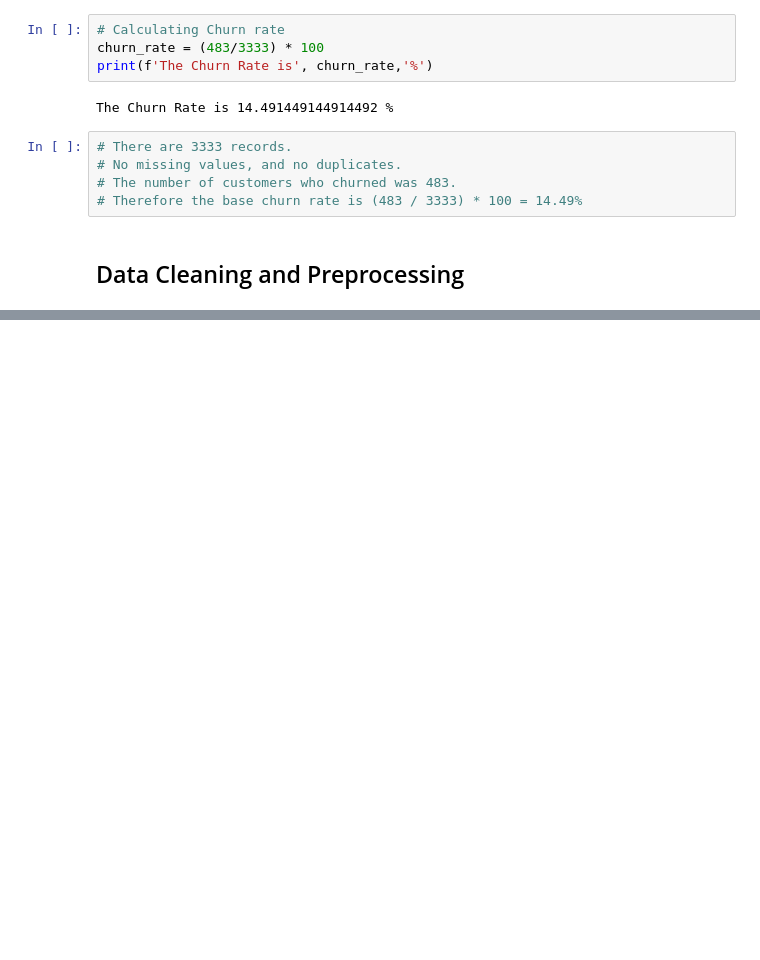
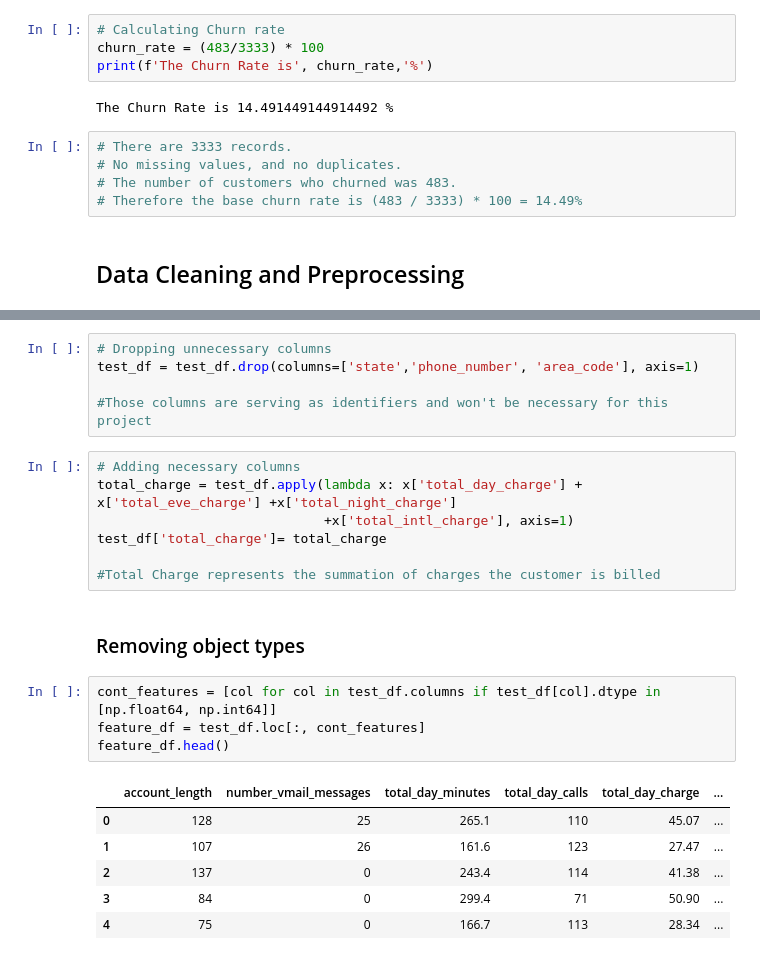
Before and after one commit to waruhiuuu/phase-3-individual-project, a Jupyter notebook: SyriaTel Customer Churn.ipynb, the cells around one changed output, grey strips where cells are left out. Cells and saved outputs as stored; diff of their text form; blank space fills up the shorter version.

```diff
--- a/SyriaTel Customer Churn.ipynb
+++ b/SyriaTel Customer Churn.ipynb
@@ -202,0 +223,25 @@ The Churn Rate is 14.491449144914492 %
+# %%
+# Dropping unnecessary columns
+test_df = test_df.drop(columns=['state','phone_number', 'area_code'], axis=1)
+
+#Those columns are serving as identifiers and won't be necessary for this project
+# %%
+# Adding necessary columns
+total_charge = test_df.apply(lambda x: x['total_day_charge'] + x['total_eve_charge'] +x['total_night_charge']
+                             +x['total_intl_charge'], axis=1)
+test_df['total_charge']= total_charge
+
+#Total Charge represents the summation of charges the customer is billed
+# %% [markdown]
+### Removing object types
+# %%
+cont_features = [col for col in test_df.columns if test_df[col].dtype in [np.float64, np.int64]]
+feature_df = test_df.loc[:, cont_features]
+feature_df.head()
+# %% [output]
+|  | account_length | number_vmail_messages | total_day_minutes | total_day_calls | total_day_charge | ... |
+| 0 | 128 | 25 | 265.1 | 110 | 45.07 | ... |
+| 1 | 107 | 26 | 161.6 | 123 | 27.47 | ... |
+| 2 | 137 | 0 | 243.4 | 114 | 41.38 | ... |
+| 3 | 84 | 0 | 299.4 | 71 | 50.90 | ... |
+| 4 | 75 | 0 | 166.7 | 113 | 28.34 | ... |
```
Also changed, not shown: parts of 3 cells of this notebook.
